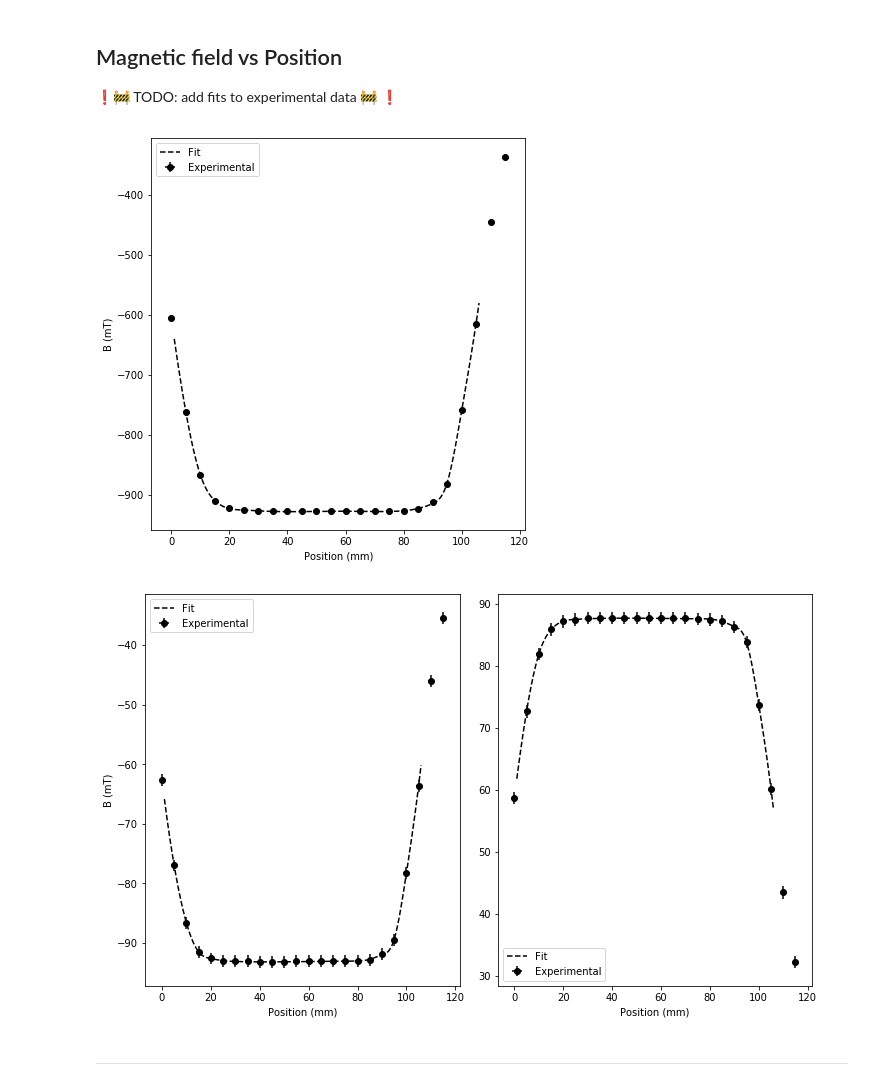
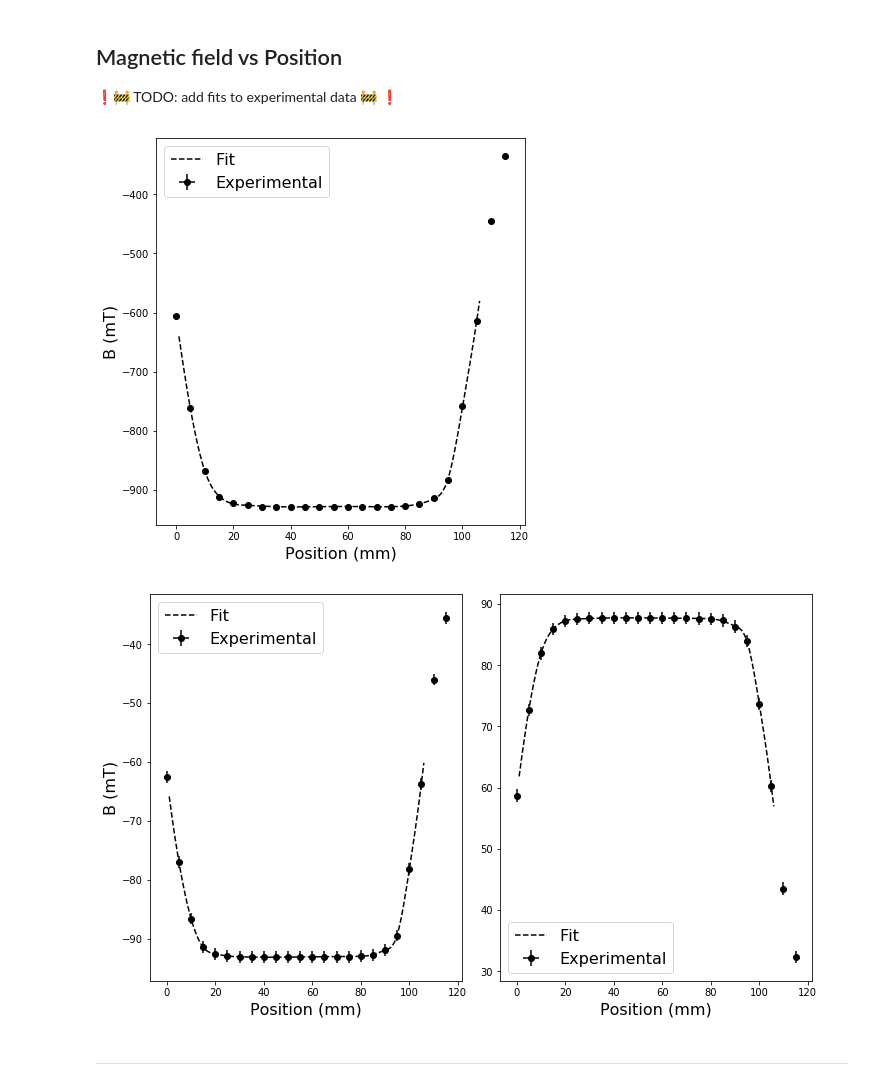
Before and after one commit to iyanmv/APL_ws18-19, a Jupyter notebook: MagnetoOptics/Magneto Optics analysis.ipynb, the cells around one changed output. Cells and saved outputs as stored; diff of their text form; code cells hidden in the pictures.

```diff
--- a/MagnetoOptics/Magneto Optics analysis.ipynb
+++ b/MagnetoOptics/Magneto Optics analysis.ipynb
@@ -75,10 +82,10 @@ y_spline3 = spline3(x_spline3)
 # %%
 fig, ax1 = plt.subplots(1, 1, figsize=(6,6), constrained_layout=True)
 ax1.errorbar(data3[:,0], data3[:,1], xerr=1, yerr=1, fmt='ko', label="Experimental")
 ax1.plot(x_spline3, y_spline3, 'k--', label="Fit")
-ax1.set_xlabel('Position (mm)')
-ax1.set_ylabel('B (mT)')
-ax1.legend(loc=0);
+ax1.set_xlabel('Position (mm)',fontsize=16)
+ax1.set_ylabel('B (mT)', fontsize=16)
+ax1.legend(loc=0, fontsize=16);
 # %% [output]
-[figure, old version]
+[figure, new version]
 # %%
@@ -95,11 +102,11 @@ ax1.errorbar(data4[:,0], data4[:,1], xerr=1, yerr=1, fmt='ko', label="Experiment
 ax2.errorbar(data5[:,0], data5[:,1], xerr=1, yerr=1, fmt='ko', label="Experimental")
 ax1.plot(x_spline3, y_spline4, 'k--', label="Fit")
 ax2.plot(x_spline3, y_spline5, 'k--', label="Fit")
-ax1.set_xlabel('Position (mm)')
-ax2.set_xlabel('Position (mm)')
-ax1.set_ylabel('B (mT)')
-ax1.legend(loc=0)
-ax2.legend(loc=0);
+ax1.set_xlabel('Position (mm)', fontsize=16)
+ax2.set_xlabel('Position (mm)', fontsize=16)
+ax1.set_ylabel('B (mT)', fontsize=16)
+ax1.legend(loc=0, fontsize=16)
+ax2.legend(loc=0, fontsize=16);
 # %% [output]
-[figure, old version]
+[figure, new version]
 # %%
```
Also changed, not shown: parts of 7 cells of this notebook, 17 other files.
